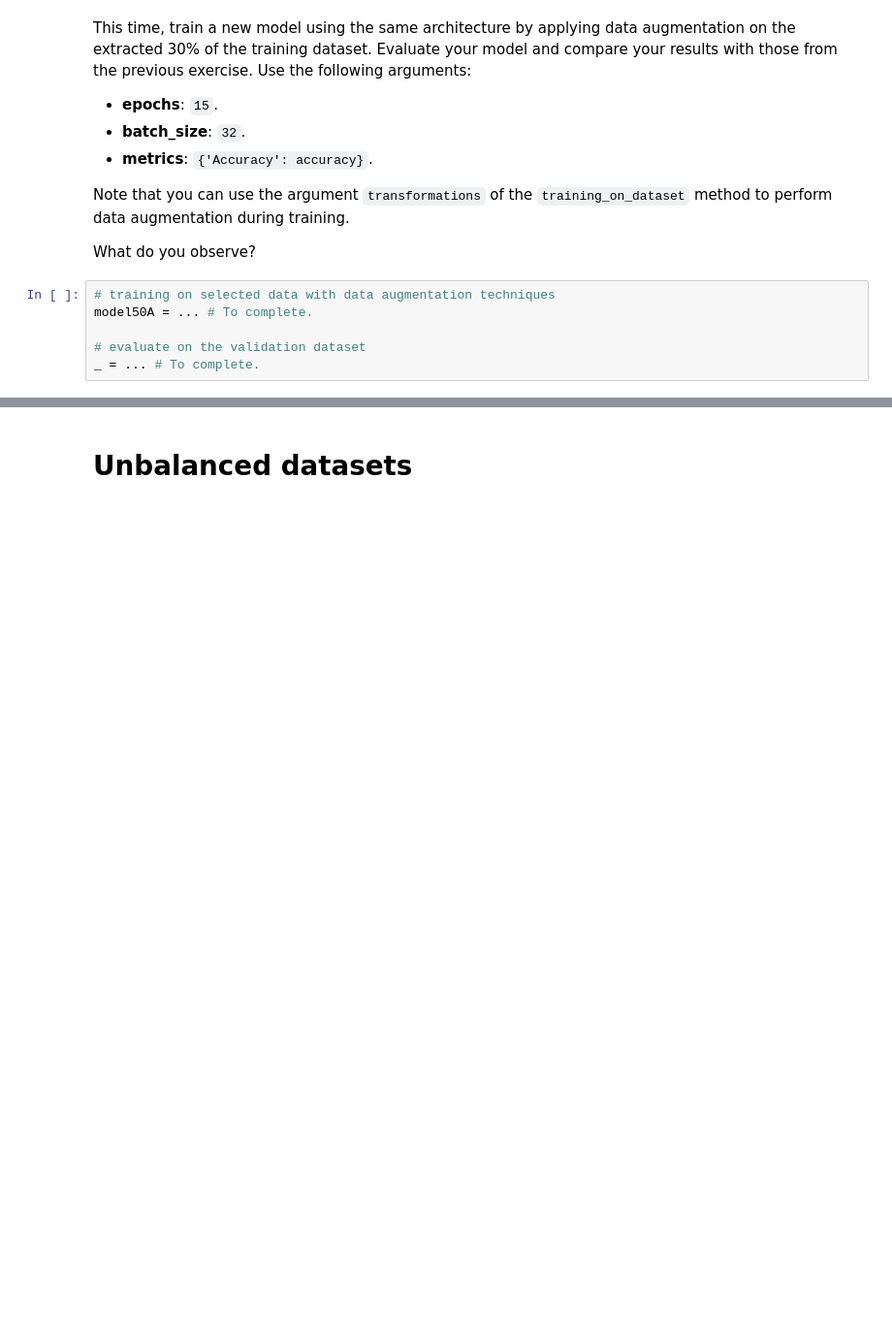
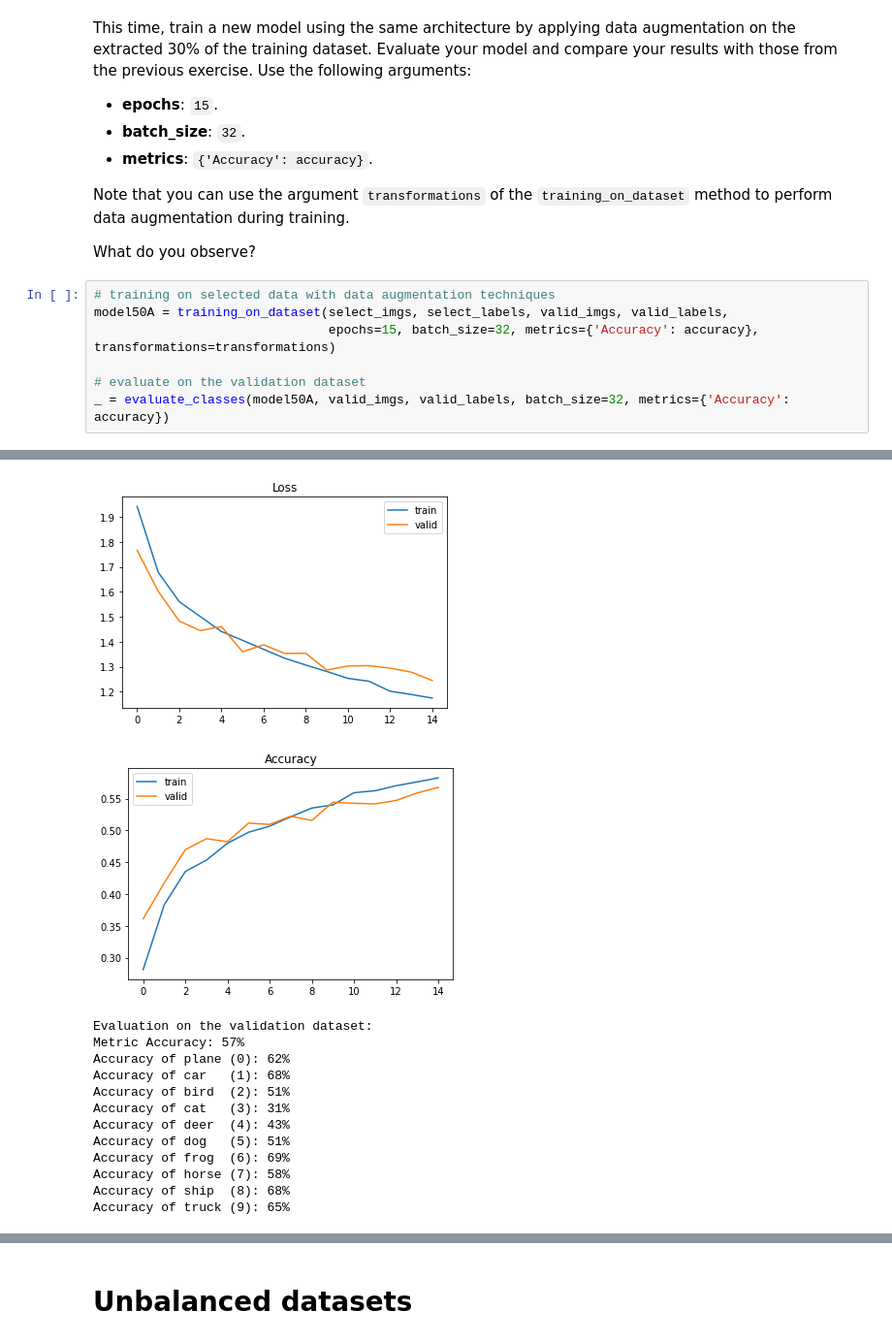
Before and after one commit to CaptainGradus/DeepLearningEDX, a Jupyter notebook: tutorial1_data_exercise.ipynb, the cells around one changed output, grey strips where cells are left out. Shown at 97% size. Cells and saved outputs as stored; diff of their text form; blank space fills up the shorter version.

```diff
--- a/tutorial1_data_exercise.ipynb
+++ b/tutorial1_data_exercise.ipynb
@@ -964,7 +974,9 @@ Note that you can use the argument `transformations` of the `training_on_dataset
 What do you observe?
 # %%
 # training on selected data with data augmentation techniques
-model50A = ... # To complete.
+model50A = training_on_dataset(select_imgs, select_labels, valid_imgs, valid_labels,
+                               epochs=15, batch_size=32, metrics={'Accuracy': accuracy}, transformations=transformations)
 
 # evaluate on the validation dataset
-_ = ... # To complete.
+_ = evaluate_classes(model50A, valid_imgs, valid_labels, batch_size=32, metrics={'Accuracy': accuracy})
+# %% [output]
@@ -970,0 +998,14 @@ _ = ... # To complete.
+[figure, added]
+[figure, added]
+Evaluation on the validation dataset:
+Metric Accuracy: 57%
+Accuracy of plane (0): 62%
+Accuracy of car   (1): 68%
+Accuracy of bird  (2): 51%
+Accuracy of cat   (3): 31%
+Accuracy of deer  (4): 43%
+Accuracy of dog   (5): 51%
+Accuracy of frog  (6): 69%
+Accuracy of horse (7): 58%
+Accuracy of ship  (8): 68%
+Accuracy of truck (9): 65%
```
Also changed, not shown: parts of 19 cells of this notebook.
